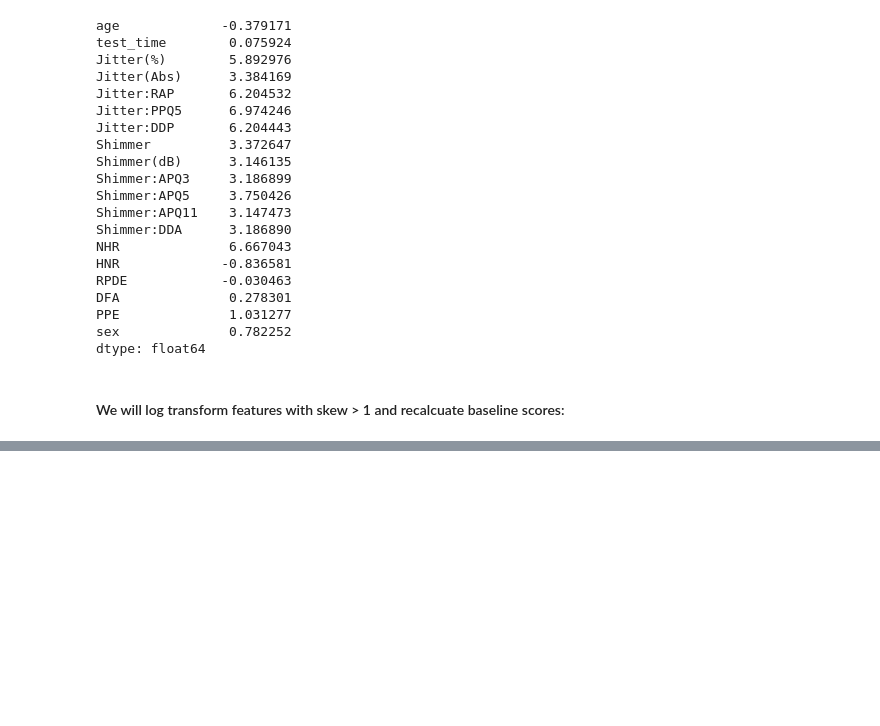
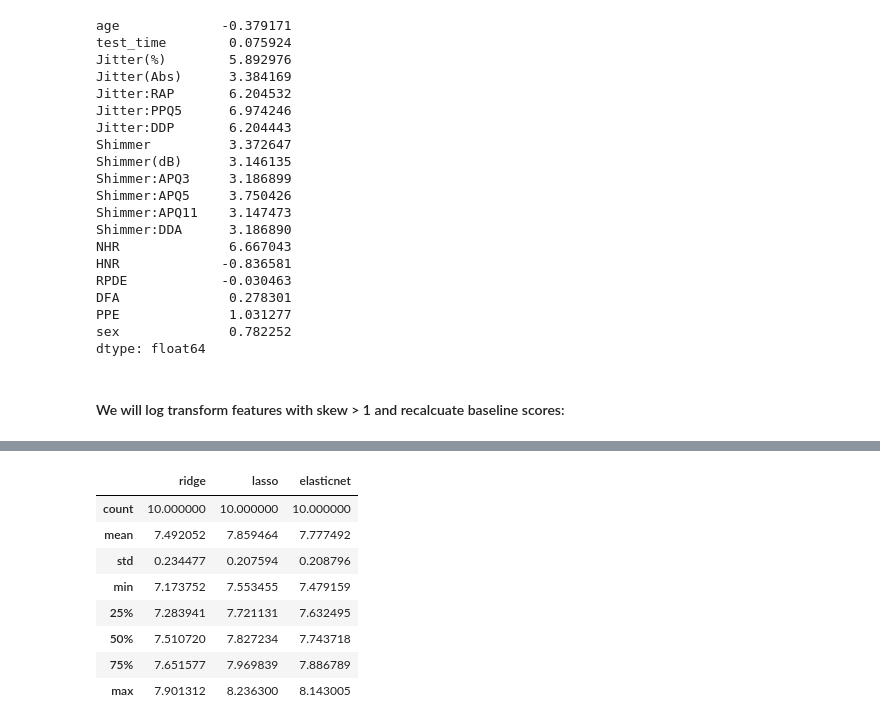
Before and after one commit to gs354/parkinsons_telemonitoring, a Jupyter notebook: parkinsons_telemonitoring/parkinsons_predict.ipynb, the cells around one changed output, grey strips where cells are left out. Drawn from its saved outputs; the diff is of its cells as text; code cells hidden in the pictures; blank space fills up the shorter version.

```diff
--- a/parkinsons_telemonitoring/parkinsons_predict.ipynb
+++ b/parkinsons_telemonitoring/parkinsons_predict.ipynb
@@ -463,0 +457,21 @@ pd.concat([baseline_rmse, baseline_rmse_unskewed], axis=1).describe()
+# %%
+from sklearn.linear_model import Ridge, Lasso, ElasticNet
+models_reg = {
+    "ridge": Ridge(),
+    "lasso": Lasso(),
+    "elasticnet": ElasticNet(),
+}
+# %%
+df_scores_reg = get_cross_val_score_df(model_dict=models_reg, X=X_unskewed_scaled, y=y)
+# %%
+df_scores_reg.describe()
+# %% [output]
+|  | ridge | lasso | elasticnet |
+| count | 10.000000 | 10.000000 | 10.000000 |
+| mean | 7.492052 | 7.859464 | 7.777492 |
+| std | 0.234477 | 0.207594 | 0.208796 |
+| min | 7.173752 | 7.553455 | 7.479159 |
+| 25% | 7.283941 | 7.721131 | 7.632495 |
+| 50% | 7.510720 | 7.827234 | 7.743718 |
+| 75% | 7.651577 | 7.969839 | 7.886789 |
+| max | 7.901312 | 8.236300 | 8.143005 |
```
Also changed, not shown: parts of 11 cells of this notebook.
